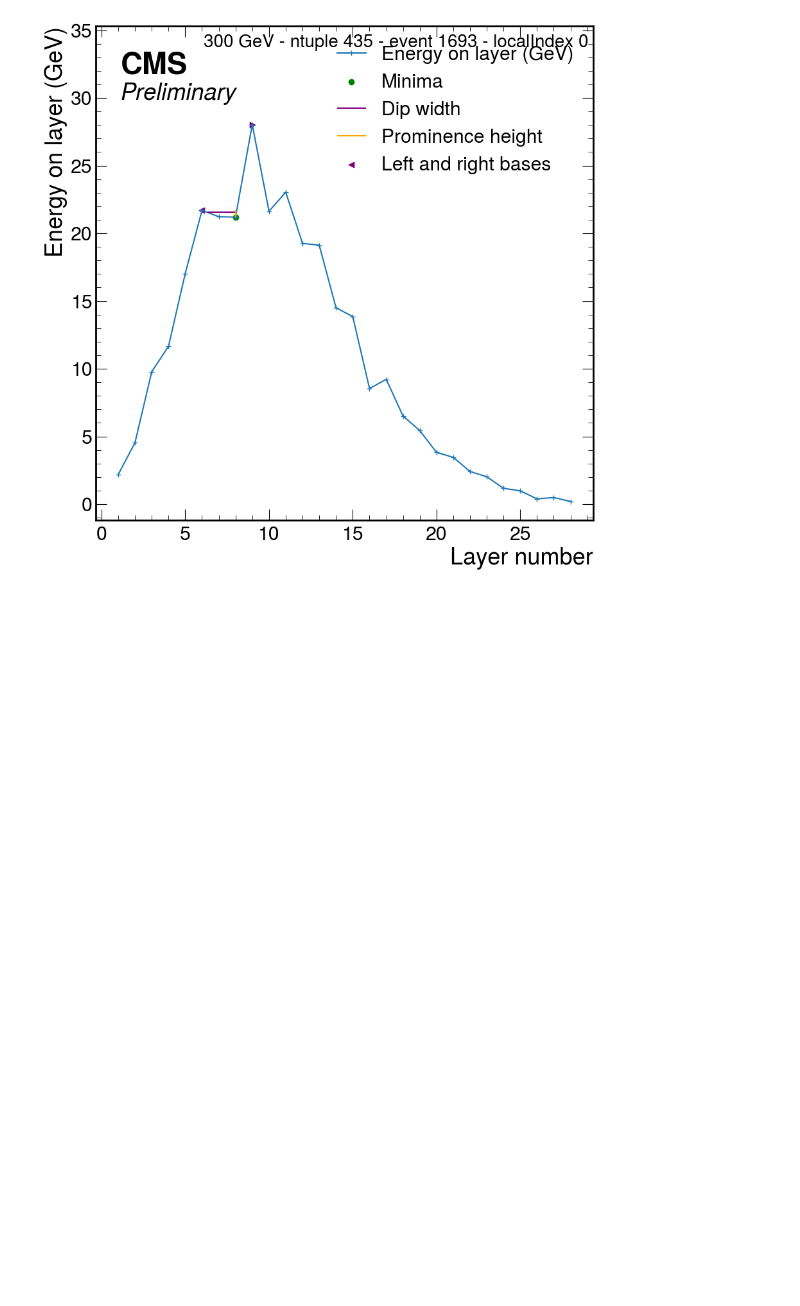
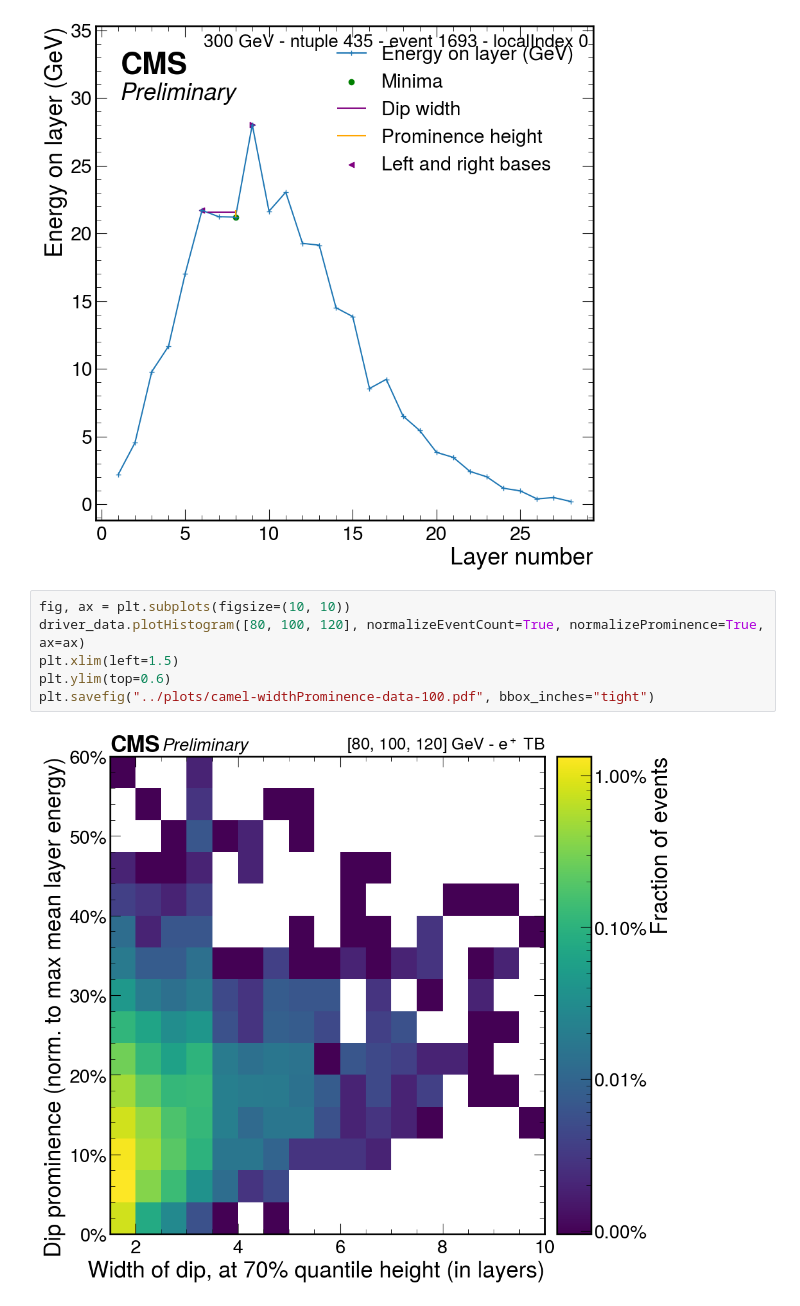
Before and after one commit to tcuisset/HgcalClue3DClusteringPlotting, a Jupyter notebook: longitudinalProfile/camel/results.ipynb, the cells around one changed output. Saved outputs shown, nothing was run; the diff lists cells and outputs as text; blank space fills up the shorter version.

```diff
--- a/longitudinalProfile/camel/results.ipynb
+++ b/longitudinalProfile/camel/results.ipynb
@@ -113,3 +108,11 @@ len(oppositeEventList)
 oppositeEventList.plotLongitudinalProfile()
 # %% [output]
 [figure]
+# %%
+fig, ax = plt.subplots(figsize=(10, 10))
+driver_data.plotHistogram([80, 100, 120], normalizeEventCount=True, normalizeProminence=True, ax=ax)
+plt.xlim(left=1.5)
+plt.ylim(top=0.6)
+plt.savefig("../plots/camel-widthProminence-data-100.pdf", bbox_inches="tight")
+# %% [output]
+[figure, added]
```
Also changed, not shown: parts of 4 cells of this notebook, 12 other files.
